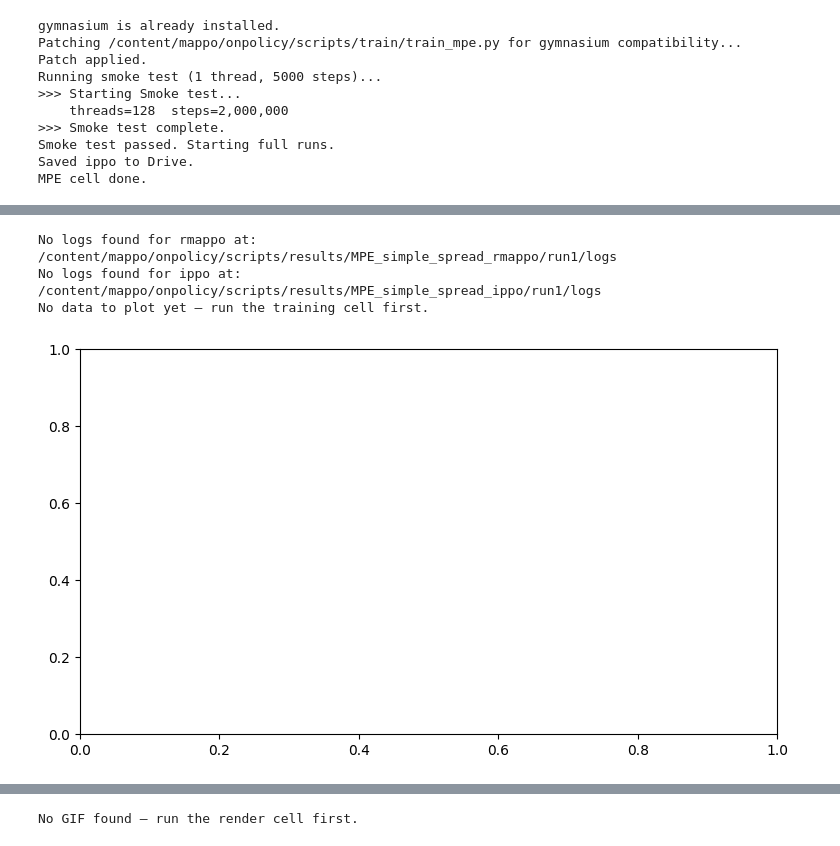
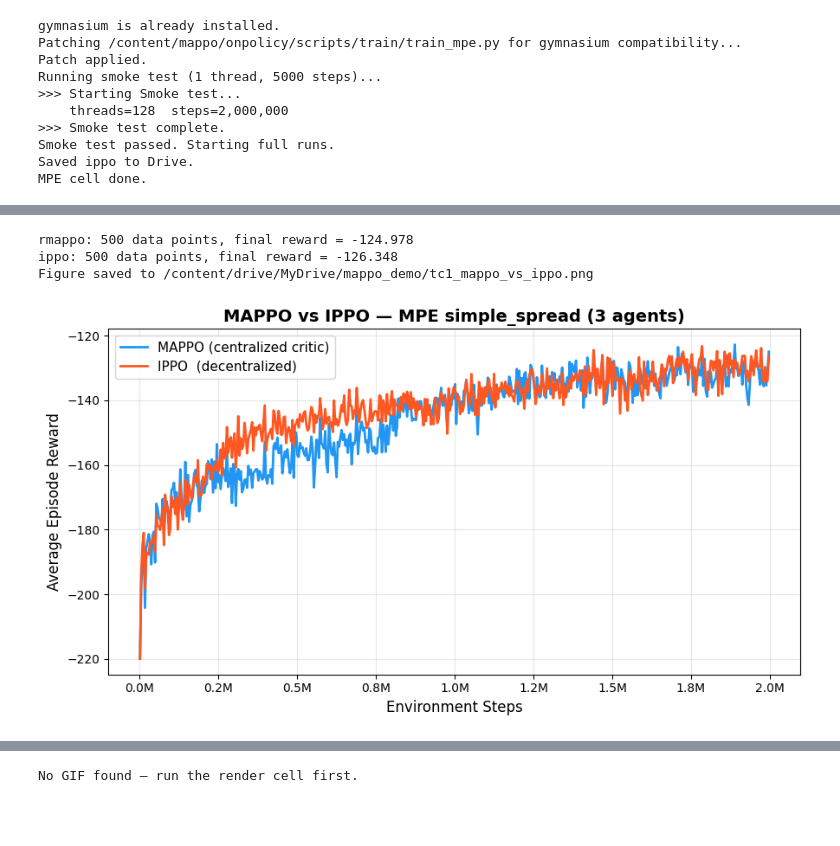
Before and after one commit to keckster00/mappo, a Jupyter notebook: mappo_demo.ipynb, the cells around one changed output, grey strips where cells are left out. Saved outputs shown, nothing was run; the diff lists cells and outputs as text; code cells hidden in the pictures; blank space fills up the shorter version.

```diff
--- a/mappo_demo.ipynb
+++ b/mappo_demo.ipynb
@@ -523,5 +538,4 @@ MPE cell done.
 # %%
-# Plot MAPPO vs IPPO training curves
 import glob
 import matplotlib.pyplot as plt
 import matplotlib.ticker as mticker
@@ -534,6 +548,7 @@ def load_tb_scalar(log_dir, tag):
     with the scalar stored under just 'tag' inside that file.
     """
     # add_scalars layout: logs/tag/tag/events.out.*
+    # Check the nested path first
     nested = os.path.join(log_dir, tag, tag)
     if os.path.isdir(nested) and glob.glob(os.path.join(nested, 'events.out.*')):
         ea = EventAccumulator(nested)
@@ -542,16 +557,16 @@ def load_tb_scalar(log_dir, tag):
             events = ea.Scalars(tag)
             return [e.step for e in events], [e.value for e in events]
 
-    # Fallback: add_scalar writes events directly in log_dir
+    # Fallback: add_scalar writes events directly in log_dir or if the nested path isn't used
     event_files = glob.glob(os.path.join(log_dir, 'events.out.*'))
-    if not event_files:
-        return [], []
-    ea = EventAccumulator(log_dir)
-    ea.Reload()
-    if tag not in ea.Tags().get('scalars', []):
-        return [], []
-    events = ea.Scalars(tag)
-    return [e.step for e in events], [e.value for e in events]
+    if event_files:
+        ea = EventAccumulator(log_dir)
+        ea.Reload()
+        if tag in ea.Tags().get('scalars', []):
+            events = ea.Scalars(tag)
+            return [e.step for e in events], [e.value for e in events]
+
+    return [], []
 
 fig, ax = plt.subplots(figsize=(9, 5))
 
@@ -564,35 +579,36 @@ found_any = False
 for algo, (label, color) in algo_labels.items():
     # Find the latest run folder
     pattern = f'{DRIVE_RESULTS}/MPE_simple_spread_{algo}/run*/logs'
     log_dirs = sorted(glob.glob(pattern))
     if not log_dirs:
         print(f'No logs found for {algo} at: {pattern}')
         continue
     log_dir = log_dirs[-1]  # most recent run
-    steps, values = load_tb_scalar(log_dir, 'average_episode_rewards/average_episode_rewards')
+    # Corrected tag to match the available scalar tag
+    steps, values = load_tb_scalar(log_dir, 'average_episode_rewards')
     if steps:
         ax.plot(steps, values, label=label, color=color, linewidth=2)
         found_any = True
         print(f'{algo}: {len(steps)} data points, final reward = {values[-1]:.3f}')
 
 if found_any:
     ax.set_xlabel('Environment Steps', fontsize=12)
     ax.set_ylabel('Average Episode Reward', fontsize=12)
     ax.set_title('MAPPO vs IPPO — MPE simple_spread (3 agents)', fontsize=14, fontweight='bold')
     ax.xaxis.set_major_formatter(mticker.FuncFormatter(lambda x, _: f'{x/1e6:.1f}M'))
     ax.legend(fontsize=11)
     ax.grid(True, alpha=0.3)
     plt.tight_layout()
 
     # Save figure
     fig_path = f'{DRIVE_RESULTS}/tc1_mappo_vs_ippo.png'
     plt.savefig(fig_path, dpi=150, bbox_inches='tight')
     print(f'Figure saved to {fig_path}')
     plt.show()
 else:
     print('No data to plot yet — run the training cell first.')
 # %% [output]
-No logs found for rmappo at: /content/mappo/onpolicy/scripts/results/MPE_simple_spread_rmappo/run1/logs
-No logs found for ippo at: /content/mappo/onpolicy/scripts/results/MPE_simple_spread_ippo/run1/logs
-No data to plot yet — run the training cell first.
+rmappo: 500 data points, final reward = -124.978
+ippo: 500 data points, final reward = -126.348
+Figure saved to /content/drive/MyDrive/mappo_demo/tc1_mappo_vs_ippo.png
-[figure, old version]
+[figure, new version]
```
Also changed, not shown: parts of 4 cells of this notebook.
